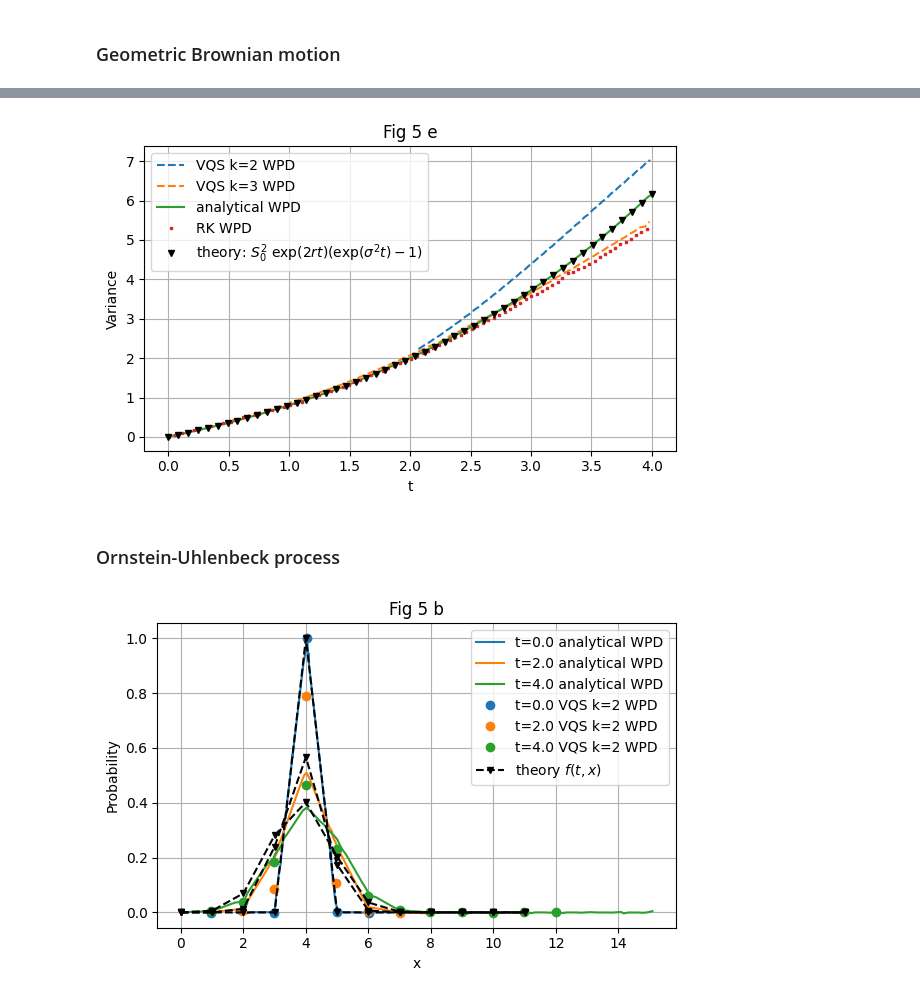
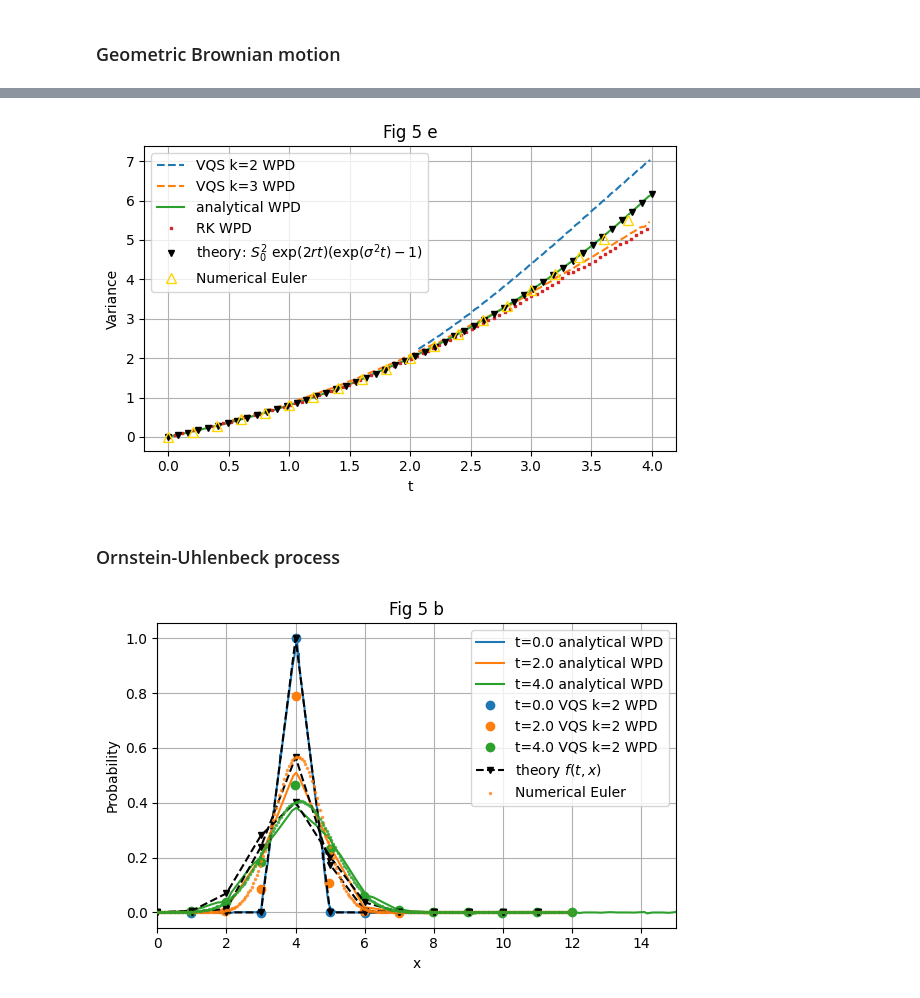
Before and after one commit to RePlasma/PhysRevA.103.052425, a Jupyter notebook: PhysRevA.103.052425.ipynb, the cells around one changed output, grey strips where cells are left out. Drawn from its saved outputs; the diff is of its cells as text; code cells hidden in the pictures.

Commit message:
add Numerical Euler

```diff
--- a/PhysRevA.103.052425.ipynb
+++ b/PhysRevA.103.052425.ipynb
@@ -196,6 +249,9 @@ S0 = 4; r = 0.1; sigma = 0.2;
 t = np.linspace(0,4)
 plt.plot(t, S0**2 * exp(2*r*t)*(exp(sigma**2*t)-1), 'kv', markersize=4, label=r'theory: $S_0^2~\exp(2rt)(\exp(\sigma^2 t)-1)$')
 
+# numerical integration of L
+plt.plot(np.linspace(0,4,tdim)[0:-1:int(tdim/20)], fvar[0:-1:int(tdim/20)], '^', markersize=7, markerfacecolor='none',  markeredgecolor='gold', zorder=9999, label='Numerical Euler')
+
 plt.title(r'Fig 5 e')
 plt.xlabel(r't')
 plt.ylabel(r'Variance')
@@ -205,7 +261,7 @@ plt.tight_layout()
 #plt.savefig('fig5e_dataWPD.pdf', transparent=True)
 plt.show()
 # %% [output]
-[figure, old version]
+[figure, new version]
 # %% [markdown]
 ### Ornstein-Uhlenbeck process
 # %%
@@ -241,37 +297,87 @@ indxs = np.argsort(datatmp2[:,0])
 plt.plot(datatmp2[:,0][indxs],datatmp2[:,1][indxs],'o', color='tab:orange', label='t=2.0 VQS k=2 WPD')
 #
 datatmp = data['datasetColl'][5]['data']
 datatmp2 = np.array([datatmp[i]['value'] for i in range(len(datatmp))])
 indxs = np.argsort(datatmp2[:,0])
 plt.plot(datatmp2[:,0][indxs],datatmp2[:,1][indxs],'o', color='tab:green', label='t=4.0 VQS k=2 WPD')
 
 
 # theoretical solution
 S0 = 4; r = 7; sigma = 0.5; eta=0.01; D = sigma**2/2;
 x = np.arange(0,12,1)
 # t=0 ~Dirac delta, so normalization is a bit different
 t = 1e-3
 f = sqrt(eta/(2*pi*D*(1-exp(-2*eta*t)))) * exp( -eta/(2*D) * (x - S0*exp(-eta*t))**2 / (1-exp(-2*eta*t)) )
-plt.plot(x, f/np.max(f), 'kv--', markersize=4, zorder=999, label=r'theory $f(t,x)$')
+plt.plot(x, f/np.max(f), 'kv--', markersize=4, zorder=999, label=r'theory $f(t,x)$', alpha=1)
 # for finite time, normalization of f is through integral (even though resolution is low
 t = 2
 f = sqrt(eta/(2*pi*D*(1-exp(-2*eta*t)))) * exp( -eta/(2*D) * (x - S0*exp(-eta*t))**2 / (1-exp(-2*eta*t)) )
-plt.plot(x, f/np.trapz(f,x), 'kv--', markersize=4, zorder=999)
+plt.plot(x, f/np.trapz(f,x), 'kv--', markersize=4, zorder=999, alpha=1)
 t = 4
 f = sqrt(eta/(2*pi*D*(1-exp(-2*eta*t)))) * exp( -eta/(2*D) * (x - S0*exp(-eta*t))**2 / (1-exp(-2*eta*t)) )
-plt.plot(x, f/np.trapz(f,x), 'kv--', markersize=4, zorder=999)
+plt.plot(x, f/np.trapz(f,x), 'kv--', markersize=4, zorder=999, alpha=1)
 
 
+# numerical integration Euler
+def Lmatrix17_OUP(r, sigma, eta, nqubits = 4):
+    """
+        L operator: matrix form in equation 17
+    """
+    xdim = int(2**nqubits)
+    dx = 12/xdim
+
+    def muk(xk): return eta*(xk-r)
+    def sigmak(xk): return sigma
+
+    matL = np.zeros((xdim,xdim))
+    # fill matrix
+    for i in range(xdim):
+        xk = i * dx
+        if i==0:
+            matL[i,i+1] = 0.5*(sigmak(xk)**2/dx**2-muk(xk)/dx) # i=k-1
+            matL[i,i] = -(matL[i,i+1]) # i=k
+
+        elif i==xdim-1:
+            matL[i,i-1] = 0.5*(sigmak(xk)**2/dx**2+muk(xk)/dx) # i=k+1
+            matL[i,i] = -(matL[i,i-1]) # i=k
+
+        else:
+            matL[i,i+1] = 0.5*(sigmak(xk)**2/dx**2-muk(xk)/dx) # i=k-1
+            matL[i,i-1] = 0.5*(sigmak(xk)**2/dx**2+muk(xk)/dx) # i=k+1
+            matL[i,i] = -(matL[i,i-1]+matL[i,i+1]) # i=k -sigmak(xk)**2/dx**2
+    return matL
+# grid resolution
+nqubits = 8 # should be >4 for good resolution
+xc = np.linspace(0,12,2**nqubits) # grid
+fsig = 1e-2; # initial spread (in theory should be exactly 0)
+f = xc*0 + 1/sqrt(2*pi*fsig**2) * exp(-(xc-4)**2/(2*fsig**2));
+tmax = 4; tdim = 10000; dt = tmax/tdim # temporal resolution
+ft = np.zeros((tdim, len(xc))) # save all snapshots of f
+ft[0,:] = f
+L = Lmatrix17_OUP(r, sigma, eta, nqubits) * dt
+for i in range(1,tdim):
+    ft[i,:] = ft[i-1,:] + np.matmul(ft[i-1,:],L)
+    ft[i, ft[i,:]<0 ] = 0
+# plot Numerical Euler
+y = ft[int(tdim/2),:]; plt.plot(xc, y/np.trapz(y, xc), '.', markersize=3, color='tab:orange', zorder=9999, label='Numerical Euler', alpha=0.7)
+y = ft[-1,:]; plt.plot(xc, y/np.trapz(y, xc), '.', markersize=3, color='tab:green', zorder=9999, alpha=0.7)
+favg = np.zeros(tdim); fvar = np.zeros(tdim)
+# compute momenta
+for i in range(tdim):
+    favg[i] = np.trapz(ft[i,:]*xc, xc)/np.trapz(ft[i,:], xc)
+    fvar[i] = np.trapz( ft[i,:]* (xc-favg[i])**2, xc )/np.trapz(ft[i,:], xc)
+
+plt.xlim([0,15])
 plt.title(r'Fig 5 b')
 plt.xlabel(r'x')
 plt.ylabel(r'Probability')
 plt.legend()
 plt.grid()
 plt.tight_layout()
 #plt.savefig('fig5b_dataWPD.pdf', transparent=True)
 plt.show()
 # %% [output]
-[figure, old version]
+[figure, new version]
 # %%
 fig, axes = plt.subplots(nrows=1, ncols=1, figsize=(6,4))
 
```
Also changed, not shown: parts of 5 cells of this notebook.
